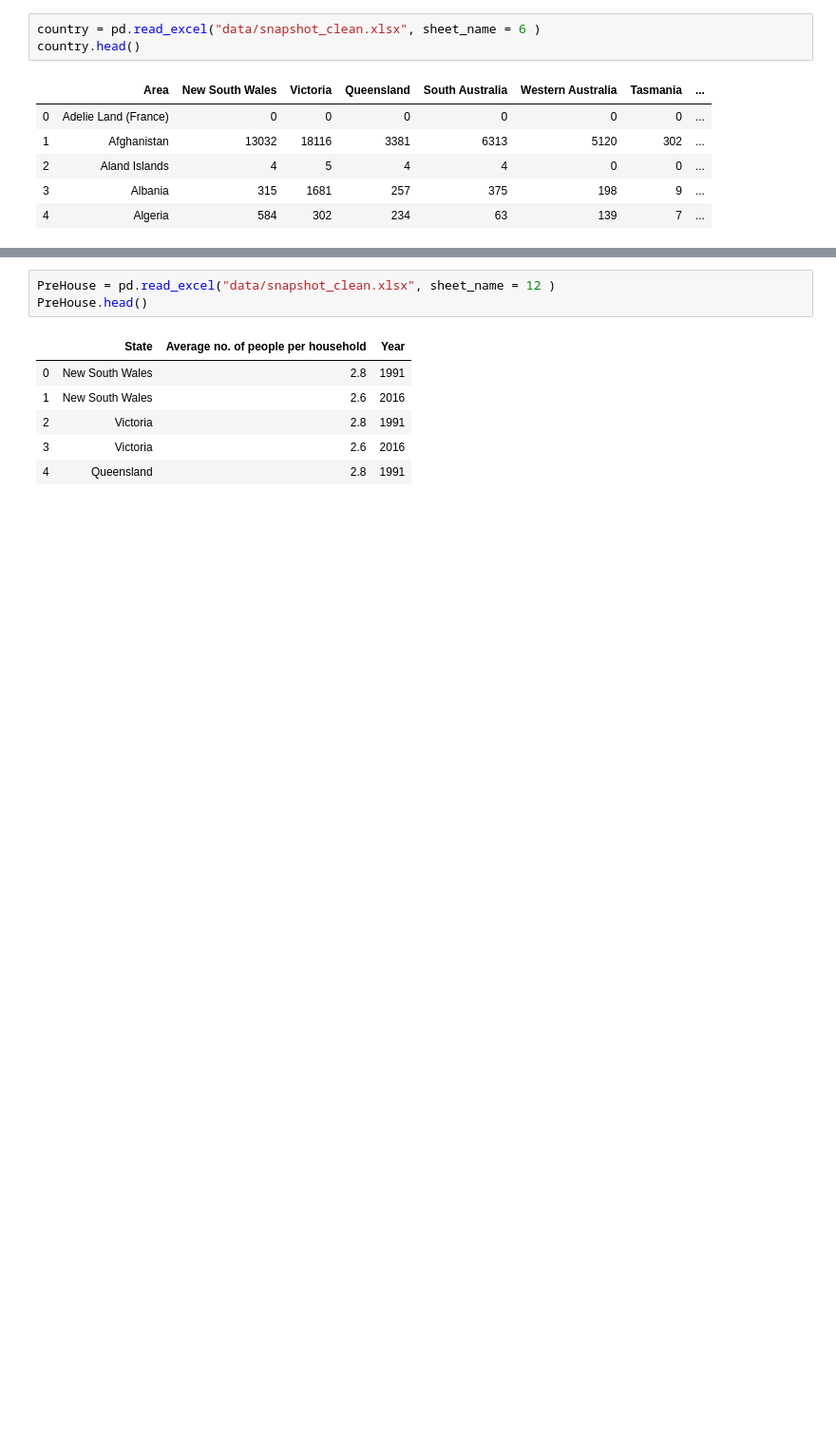
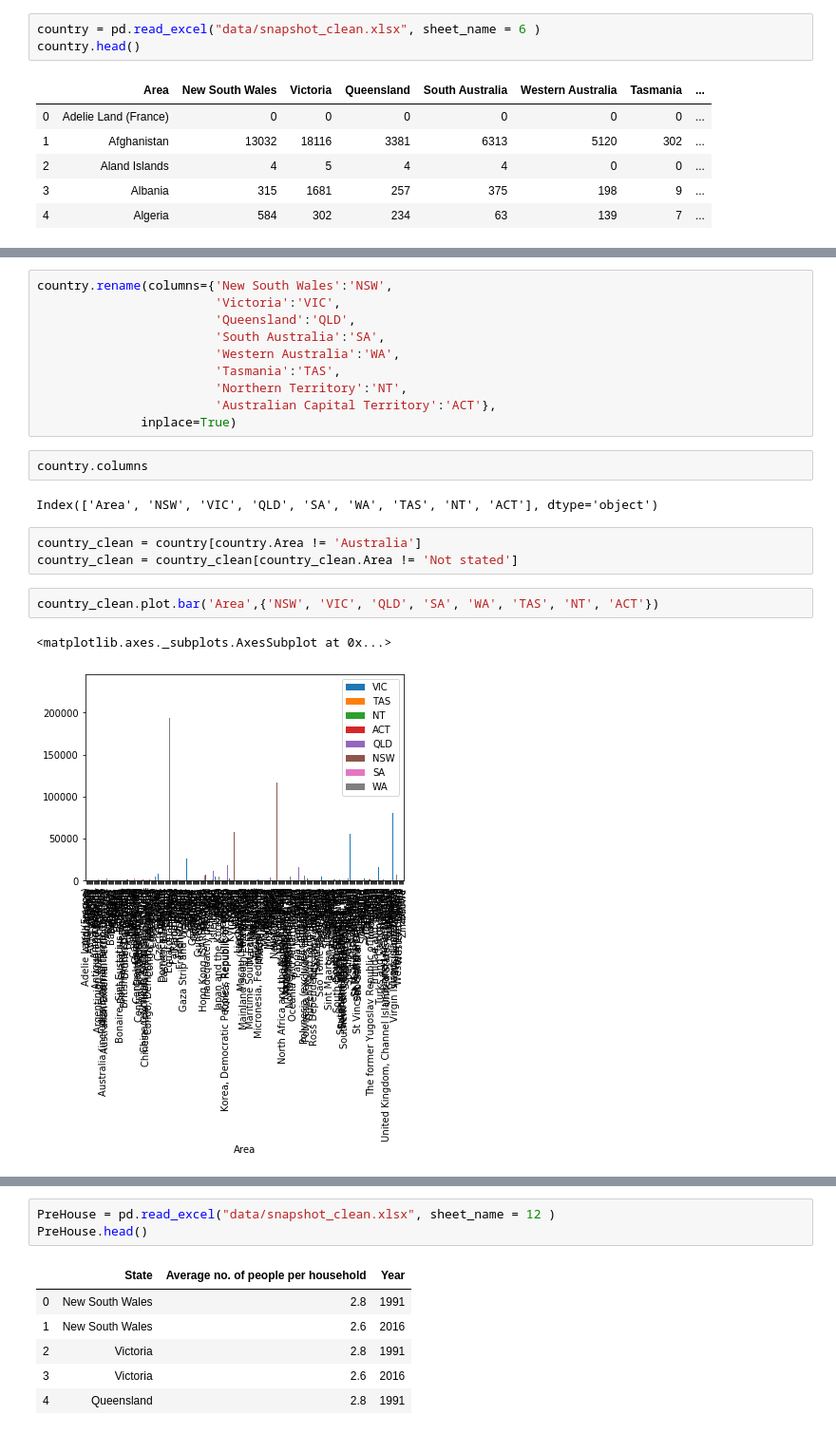
Before and after one commit to Hamza-cmd/Comp257-Project, a Jupyter notebook: SnapshotTables.ipynb, the cells around one changed output, grey strips where cells are left out. Shown at 95% size. Cells and saved outputs as stored; diff of their text form; blank space fills up the shorter version.

```diff
--- a/SnapshotTables.ipynb
+++ b/SnapshotTables.ipynb
@@ -104,0 +132,22 @@ country.head()
+# %%
+country.rename(columns={'New South Wales':'NSW',
+                        'Victoria':'VIC',
+                        'Queensland':'QLD',
+                        'South Australia':'SA',
+                        'Western Australia':'WA',
+                        'Tasmania':'TAS',
+                        'Northern Territory':'NT',
+                        'Australian Capital Territory':'ACT'},
+              inplace=True)
+# %%
+country.columns
+# %% [output]
+Index(['Area', 'NSW', 'VIC', 'QLD', 'SA', 'WA', 'TAS', 'NT', 'ACT'], dtype='object')
+# %%
+country_clean = country[country.Area != 'Australia']
+country_clean = country_clean[country_clean.Area != 'Not stated']
+# %%
+country_clean.plot.bar('Area',{'NSW', 'VIC', 'QLD', 'SA', 'WA', 'TAS', 'NT', 'ACT'})
+# %% [output]
+<matplotlib.axes._subplots.AxesSubplot at 0x...>
+[figure, added]
```
Also changed, not shown: parts of 29 cells of this notebook, 2 other files.
